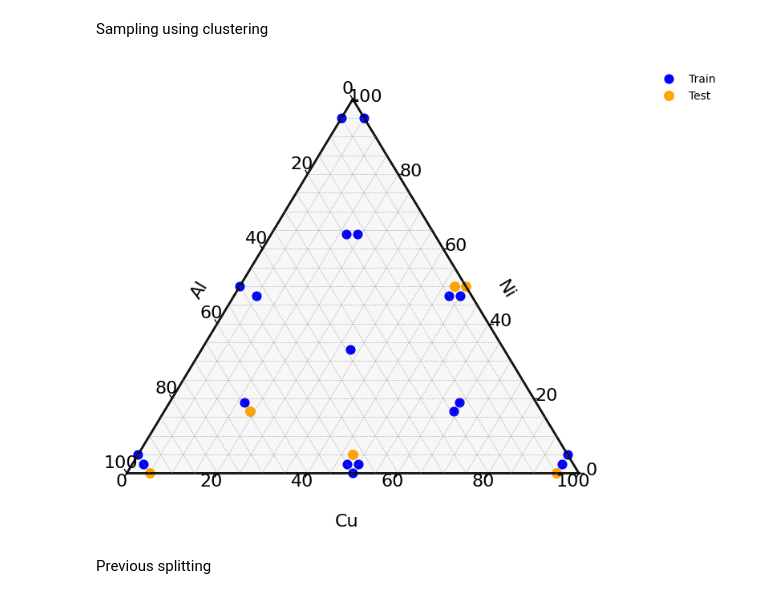
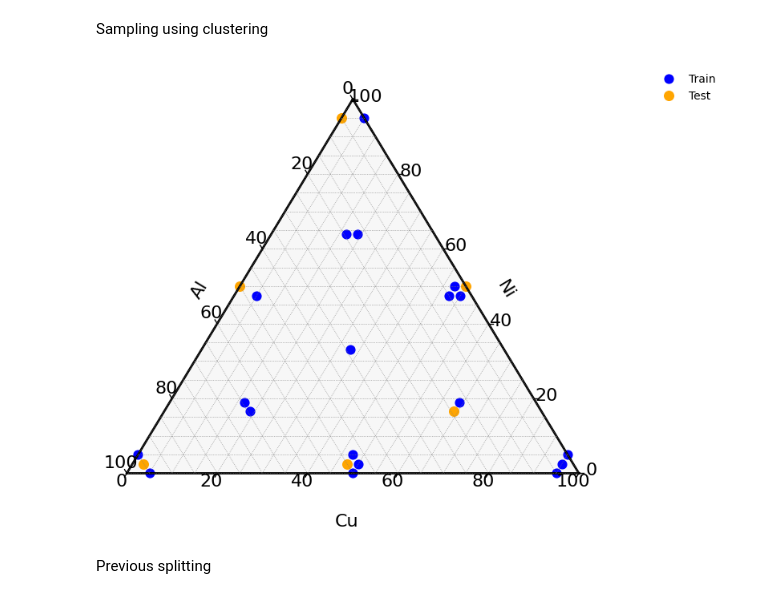
Before and after one commit to linarojas0824/Hybrid-Experimental-Data-Driven-Workflow, a Jupyter notebook: scripts/Notebooks/01_Sampling.ipynb, the cells around one changed output. Drawn from its saved outputs; the diff is of its cells as text; code cells hidden in the pictures.

```diff
--- a/scripts/Notebooks/01_Sampling.ipynb
+++ b/scripts/Notebooks/01_Sampling.ipynb
@@ -79,19 +79,17 @@ df_space.to_csv(RAW_DIR/"CuNiAl_descriptors.csv", index=False)
 Random Sampling
 # %%
 DP = DataPreprocessor()
-X = df_ternary_1f_properties.drop(columns=["e1", "e2"])
+X = df_ternary_1f_properties[['Cu','Ni','Al']]
 y = df_ternary_1f_properties['e2']
 
-X_train_split, X_test_split, y_train,y_test = DP.split_training(X,y)
-train_comp = np.asarray(X_train_split[['Cu','Ni','Al']], dtype=float)*100
-test_comp = np.asarray(X_test_split[['Cu','Ni','Al']], dtype=float)*100
+splitter = DataSplitter(
+    test_size=0.20,
+    random_state=42,
+    split_method="random"
+)
 
-random_split = {}
-random_split['X_train_split'] = X_train_split
-random_split['X_test_split'] = X_test_split
-random_split['y_train'] = y_train
-random_split['y_test'] = y_test
+data_split = splitter.split_training(X, y)
 
 with open(SAMPLING_DIR/"random_split", "wb") as f:
-    pickle.dump(random_split, f)
+    pickle.dump(data_split, f)
 # %%
@@ -134,7 +135,7 @@ y_numpy = np.asarray(y, dtype=float)
 
 X_n2 = X_numpy[:,3:]
 
-k = 4 # clusters number
+k = 6 # clusters number
 kmeans = KMeans(n_clusters=k, random_state=42)
 clusters = kmeans.fit_predict(X_n2)
 
@@ -170,39 +171,53 @@ cluster_split['y_test'] = y_test_cluster
 with open(SAMPLING_DIR/"cluster_split", "wb") as f:
     pickle.dump(cluster_split, f)
 # %%
+splitter = DataSplitter(
+    test_size=0.05,
+    random_state=42,
+    split_method="cluster",
+    n_clusters =6,
+    cluster_feature_start= 0
+)
+
+cluster_split = splitter.split_training(X, y)
+
+with open(SAMPLING_DIR/"cluster_split", "wb") as f:
+    pickle.dump(cluster_split, f)
+
+
 train_comp_cluster = np.asarray(cluster_split['X_train_split'][['Cu','Ni','Al']], dtype=float)*100
 test_comp_cluster = np.asarray(cluster_split['X_test_split'][['Cu','Ni','Al']], dtype=float)*100
 
 scale = 100
 fig, tax = ternary.figure(scale=scale)
 fig.set_size_inches(8, 7)
 
 def to_ternary_points(arr_pct, scale=100):
 
     pts = (arr_pct / 100.0 * scale)
     return [tuple(p) for p in pts]
 
 pts_A = to_ternary_points(train_comp_cluster, scale)
 pts_B = to_ternary_points(test_comp_cluster, scale)
 
 tax.scatter(pts_A, marker="o", s=60, color="blue", label="Train")
 tax.scatter(pts_B, marker="o", s=70, color="orange", label="Test")
 
 
 tax.boundary(linewidth=2)
 tax.gridlines(color="gray", multiple=5)
 tax.ticks(axis="lbr", multiple=20, linewidth=1, fontsize=16)
 
 tax.left_axis_label("Al",fontsize=16,offset=0.1)
 tax.right_axis_label("Ni",fontsize=16,offset=0.1)
 tax.bottom_axis_label("Cu",fontsize=16,offset=0.05)
 
 tax.clear_matplotlib_ticks()
 tax.get_axes().axis("off")
 tax.legend(loc="upper right", bbox_to_anchor=(1.25, 1.05), frameon=False)
 plt.savefig(PLOTS_DIR/"Cluster_kmeans_Sampling.svg", format="svg", bbox_inches="tight")
 # %% [output]
-[figure, old version]
+[figure, new version]
 # %% [markdown]
 Previous splitting
 # %%
```
Also changed, not shown: parts of 2 cells of this notebook, 7 other files.
